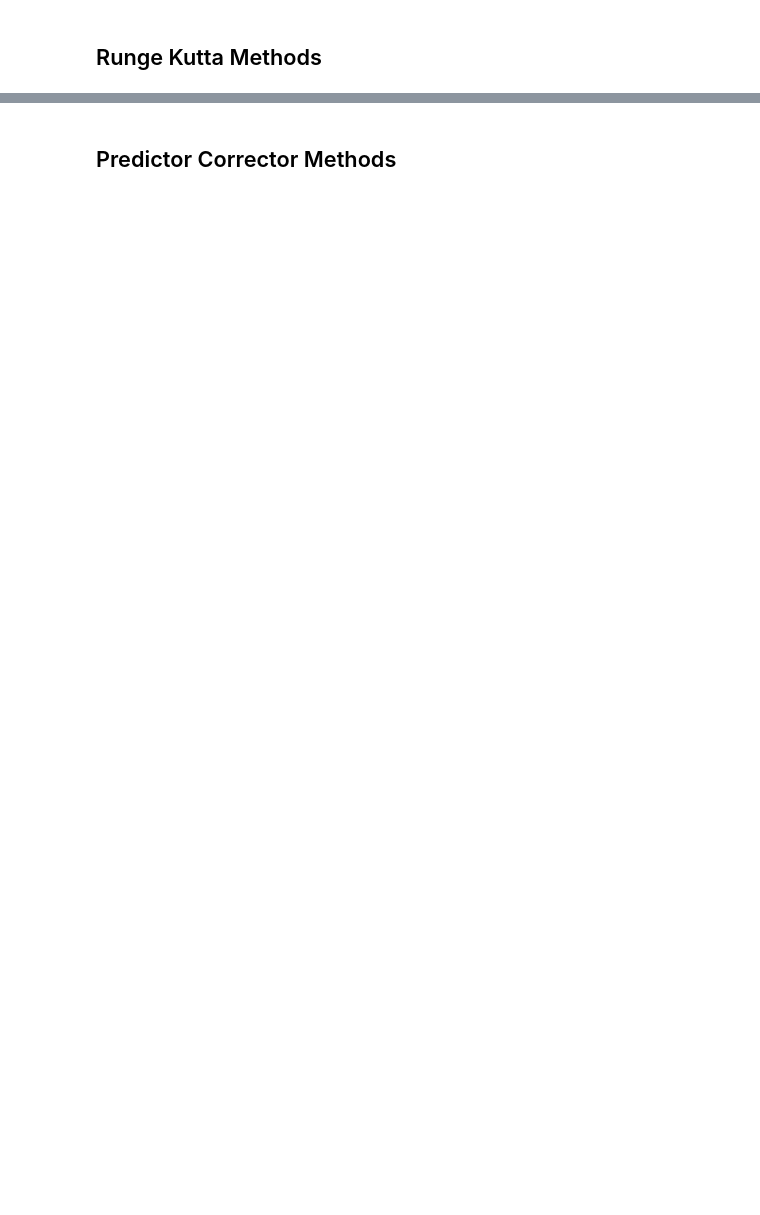
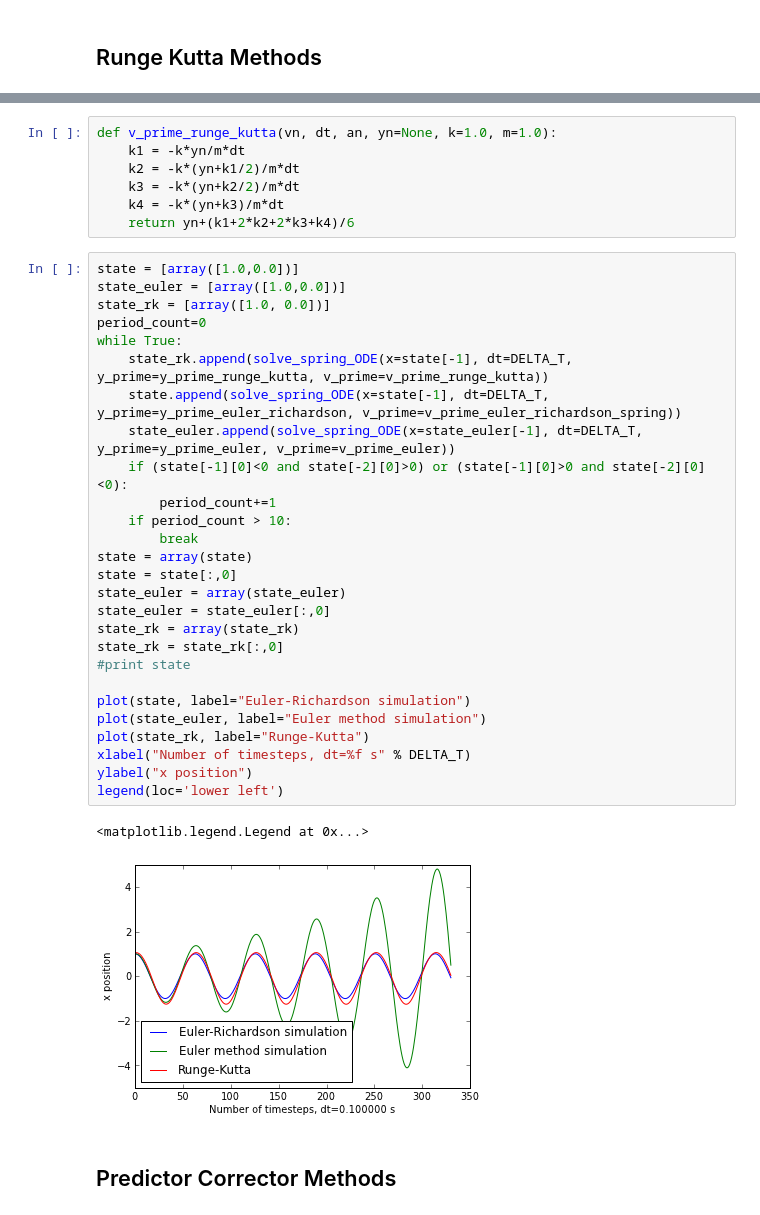
Before and after one commit to johnymontana/CSCI_577, a Jupyter notebook: Improved ODE Integration.ipynb, the cells around one changed output, grey strips where cells are left out. Cells and saved outputs as stored; diff of their text form; blank space fills up the shorter version.

```diff
--- a/Improved ODE Integration.ipynb
+++ b/Improved ODE Integration.ipynb
@@ -138,2 +148,39 @@ def v_prime_runge_kutta(vn, dt, an, yn=None, k=1.0, m=1.0):
+# %%
+def v_prime_runge_kutta(vn, dt, an, yn=None, k=1.0, m=1.0):
+    k1 = -k*yn/m*dt
+    k2 = -k*(yn+k1/2)/m*dt
+    k3 = -k*(yn+k2/2)/m*dt
+    k4 = -k*(yn+k3)/m*dt
+    return yn+(k1+2*k2+2*k3+k4)/6
+# %%
+state = [array([1.0,0.0])]
+state_euler = [array([1.0,0.0])]
+state_rk = [array([1.0, 0.0])]
+period_count=0
+while True:
+    state_rk.append(solve_spring_ODE(x=state[-1], dt=DELTA_T, y_prime=y_prime_runge_kutta, v_prime=v_prime_runge_kutta))
+    state.append(solve_spring_ODE(x=state[-1], dt=DELTA_T, y_prime=y_prime_euler_richardson, v_prime=v_prime_euler_richardson_spring))
+    state_euler.append(solve_spring_ODE(x=state_euler[-1], dt=DELTA_T, y_prime=y_prime_euler, v_prime=v_prime_euler))
+    if (state[-1][0]<0 and state[-2][0]>0) or (state[-1][0]>0 and state[-2][0]<0):
+        period_count+=1
+    if period_count > 10:
+        break
+state = array(state)
+state = state[:,0]
+state_euler = array(state_euler)
+state_euler = state_euler[:,0]
+state_rk = array(state_rk)
+state_rk = state_rk[:,0]
+#print state
+
+plot(state, label="Euler-Richardson simulation")
+plot(state_euler, label="Euler method simulation")
+plot(state_rk, label="Runge-Kutta")
+xlabel("Number of timesteps, dt=%f s" % DELTA_T)
+ylabel("x position")
+legend(loc='lower left')
+# %% [output]
+<matplotlib.legend.Legend at 0x...>
+[figure, added]
 # %% [markdown]
 ## Predictor Corrector Methods
```
Also changed, not shown: parts of 8 cells of this notebook.
